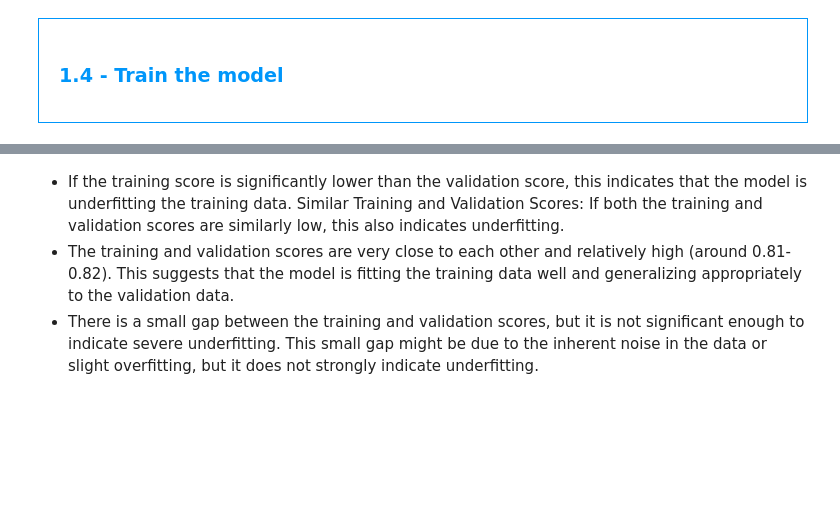
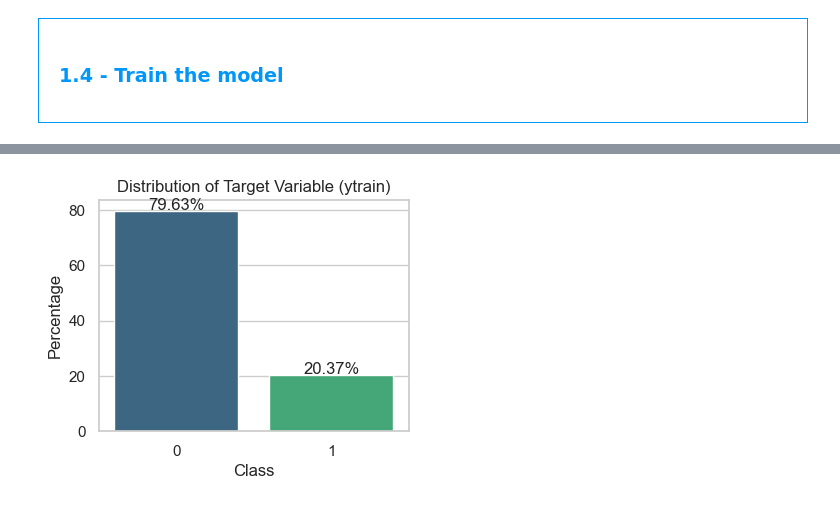
Before and after one commit to zizou47/Data-Science-Projects, a Jupyter notebook: Bank Customer Churn/notebook/main.ipynb, the cells around one changed output, grey strips where cells are left out. Drawn from its saved outputs; the diff is of its cells as text; code cells hidden in the pictures; blank space fills up the shorter version.

Commit message:
finir le model, creer pipeline airflow

```diff
--- a/Bank Customer Churn/notebook/main.ipynb
+++ b/Bank Customer Churn/notebook/main.ipynb
@@ -396,25 +417,0 @@ F1 Score:  [0.28       0.36321839 0.31818182 0.3125     0.37446809]
-# %%
-from sklearn.metrics import confusion_matrix
-
-# Train the final model on the entire training data
-final_model = LogisticRegression(max_iter=1000)
-final_model.fit(X_train_final_df, ytrain)
-
-
-
-# Predict on the validation set
-y_pred_val = final_model.predict(X_val_final_df)
-
-# Calculate performance metrics
-accuracy = accuracy_score(yval, y_pred_val)
-precision = precision_score(yval, y_pred_val)
-recall = recall_score(yval, y_pred_val)
-f1 = f1_score(yval, y_pred_val)
-cm = confusion_matrix(yval, y_pred_val)
-
-print("Validation Set Performance")
-print("Accuracy:", accuracy)
-print("Precision:", precision)
-print("Recall:", recall)
-print("F1 Score:", f1)
-print("Confusion Matrix:\n", cm)
@@ -474,5 +418,17 @@ F1 Score:  [0.56976744 0.59851301 0.53831041 0.59851301 0.56672761]
-# %% [markdown]
- * If the training score is significantly lower than the validation score, this indicates that the model is underfitting the training data.
-Similar Training and Validation Scores: If both the training and validation scores are similarly low, this also indicates underfitting.
- * The training and validation scores are very close to each other and relatively high (around 0.81-0.82). This suggests that the model is fitting the training data well and generalizing appropriately to the validation data.
- * There is a small gap between the training and validation scores, but it is not significant enough to indicate severe underfitting. This small gap might be due to the inherent noise in the data or slight overfitting, but it does not strongly indicate underfitting.
+# %%
+ytrain = pd.Series(ytrain)
+
+# Calculate percentages
+value_counts = ytrain.value_counts(normalize=True) * 100
+
+# Plot the distribution with percentages
+plt.figure(figsize=(4, 3))
+sns.barplot(x=value_counts.index, y=value_counts.values, palette='viridis')
+plt.title('Distribution of Target Variable (ytrain)')
+plt.xlabel('Class')
+plt.ylabel('Percentage')
+for i, value in enumerate(value_counts.values):
+    plt.text(i, value + 0.5, f'{value:.2f}%', ha='center')
+plt.show()
+# %% [output]
+[figure, added]
```
Also changed, not shown: parts of 46 cells of this notebook, 16 other files.
